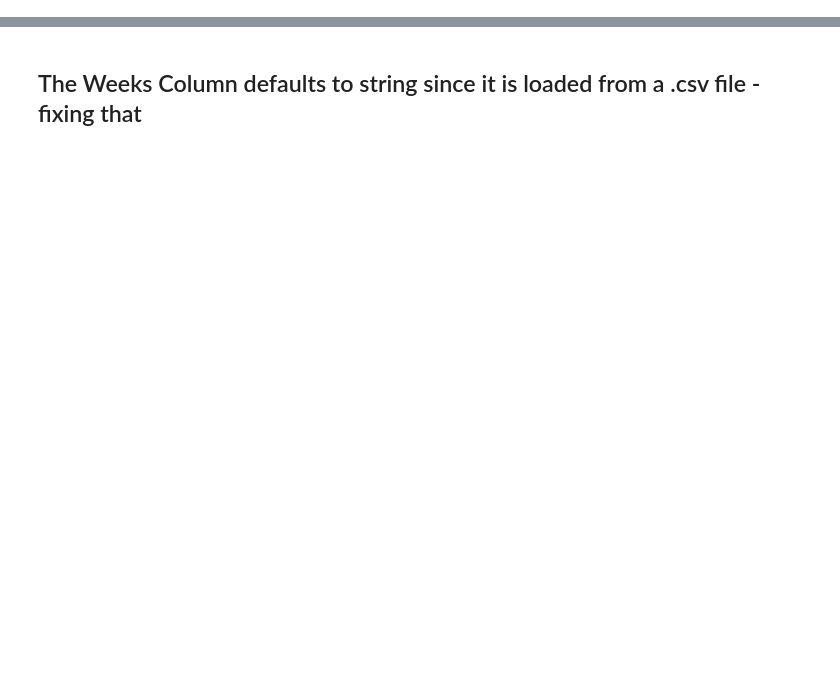
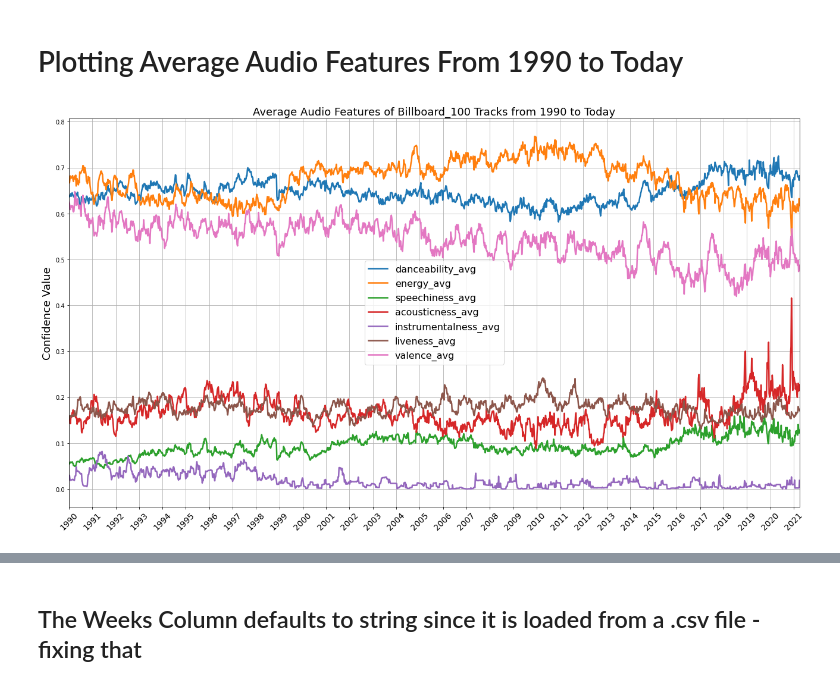
Before and after one commit to TaylorVellios/Spotify_and_the_Billboard_100, a Jupyter notebook: Plotting_Billboard_Spotify_Data.ipynb, the cells around one changed output, grey strips where cells are left out. Cells and saved outputs as stored; diff of their text form; code cells hidden in the pictures; blank space fills up the shorter version.

```diff
--- a/Plotting_Billboard_Spotify_Data.ipynb
+++ b/Plotting_Billboard_Spotify_Data.ipynb
@@ -501,0 +37,29 @@ plt.show()
+# %% [markdown]
+# Plotting Average Audio Features From 1990 to Today
+# %%
+avg_features = pd.read_csv('Average_Features/All_AvgFeatures_1990_Today.csv')
+# %%
+avg_features['week'] = pd.to_datetime(avg_features['week'])
+# %%
+plt.figure(figsize=(22,12))
+y_vals = avg_features[['danceability_avg','energy_avg','speechiness_avg','acousticness_avg',
+                                   'instrumentalness_avg','liveness_avg','valence_avg']]
+x_vals = [i for i in avg_features['week']]
+x_tix = np.arange(min(x_vals), max(x_vals), step=timedelta(days=366))
+x_tix_lab = [str(i).split('-')[0] for i in x_tix]
+
+plt.plot(x_vals, y_vals, label="Audio Features", linewidth=2.5)
+plt.legend([i for i in y_vals], loc='center', fontsize=16)
+
+
+plt.xlim(min(x_vals),max(x_vals))
+plt.xticks(x_tix, x_tix_lab, rotation=45, fontsize=14)
+plt.yticks()
+plt.ylabel('Confidence Value', fontsize=18)
+plt.title('Average Audio Features of Billboard_100 Tracks from 1990 to Today', fontsize=18)
+
+
+plt.grid(zorder=3)
+plt.show()
+# %% [output]
+[figure, added]
```
Also changed, not shown: parts of 113 cells of this notebook.
